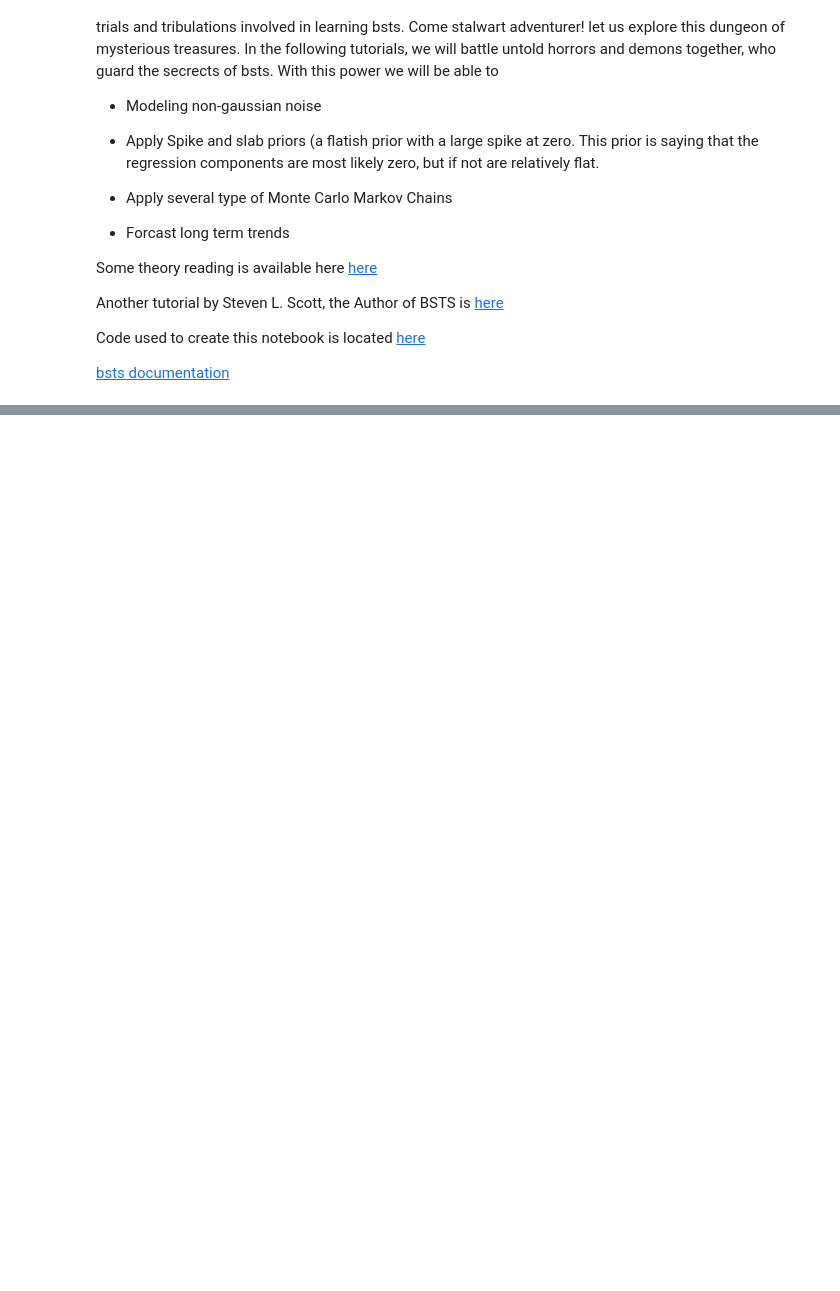
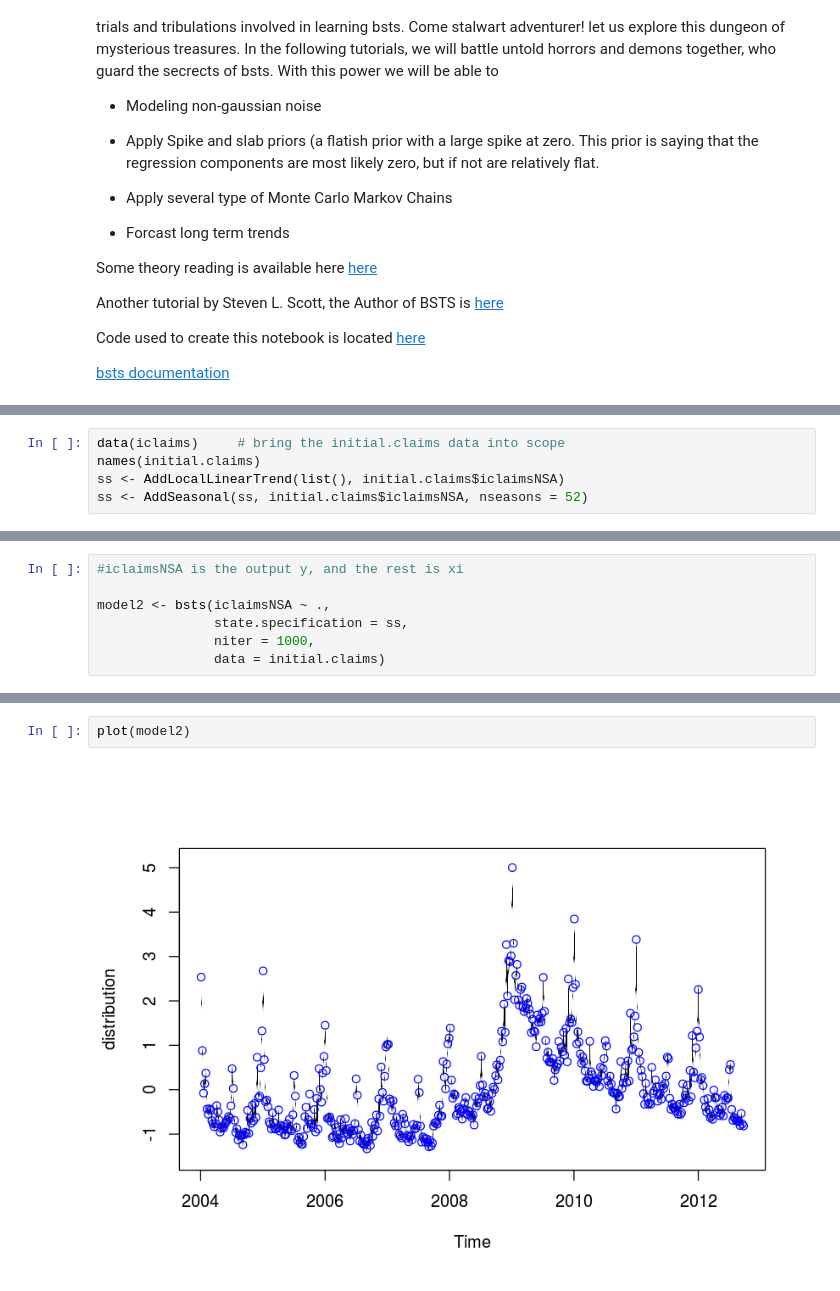
Before and after one commit to asbates/bayes-time-series, a Jupyter notebook: bsts-tutorial-Implementation.ipynb, the cells around one changed output, grey strips where cells are left out. Cells and saved outputs as stored; diff of their text form; blank space fills up the shorter version.

```diff
--- a/bsts-tutorial-Implementation.ipynb
+++ b/bsts-tutorial-Implementation.ipynb
@@ -160,0 +158,5 @@ Code used to create this notebook is located [here](https://github.com/asbates/b
+# %%
+data(iclaims)     # bring the initial.claims data into scope
+names(initial.claims)
+ss <- AddLocalLinearTrend(list(), initial.claims$iclaimsNSA)
+ss <- AddSeasonal(ss, initial.claims$iclaimsNSA, nseasons = 52)
@@ -160,0 +170,7 @@ Code used to create this notebook is located [here](https://github.com/asbates/b
+# %%
+#iclaimsNSA is the output y, and the rest is xi
+
+model2 <- bsts(iclaimsNSA ~ .,
+               state.specification = ss,
+               niter = 1000,
+               data = initial.claims)
@@ -160,0 +208,4 @@ Code used to create this notebook is located [here](https://github.com/asbates/b
+# %%
+plot(model2)
+# %% [output]
+[figure, added]
```
Also changed, not shown: parts of 24 cells of this notebook, 5 other files.
